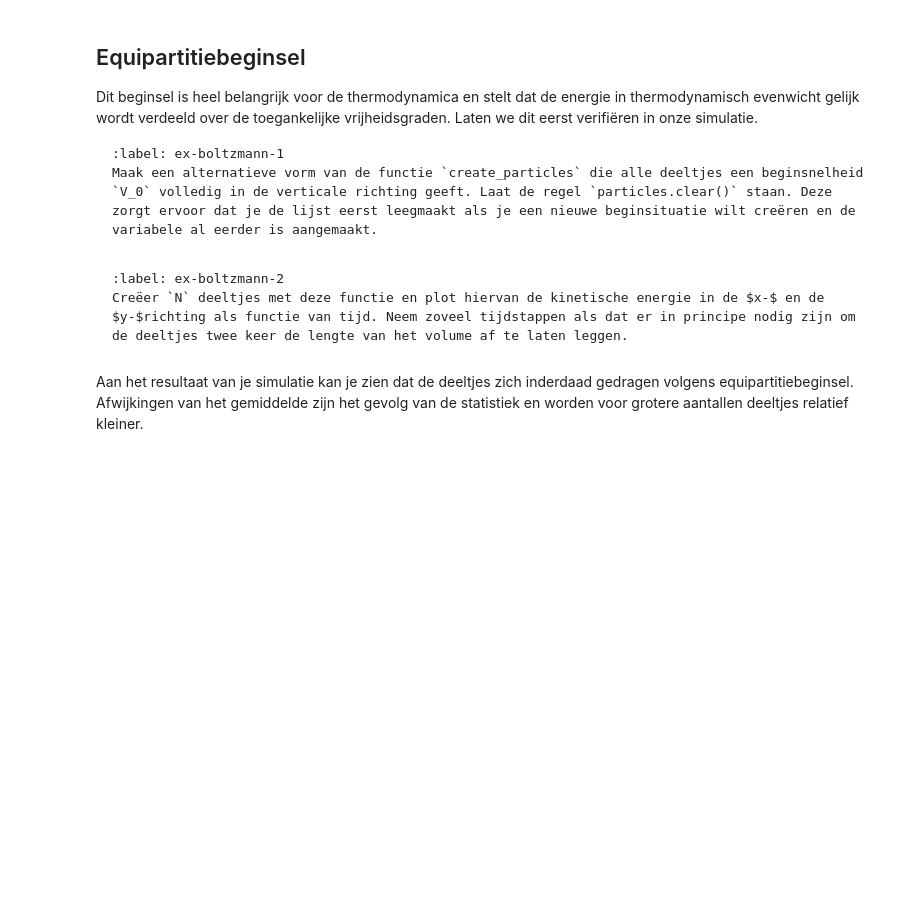
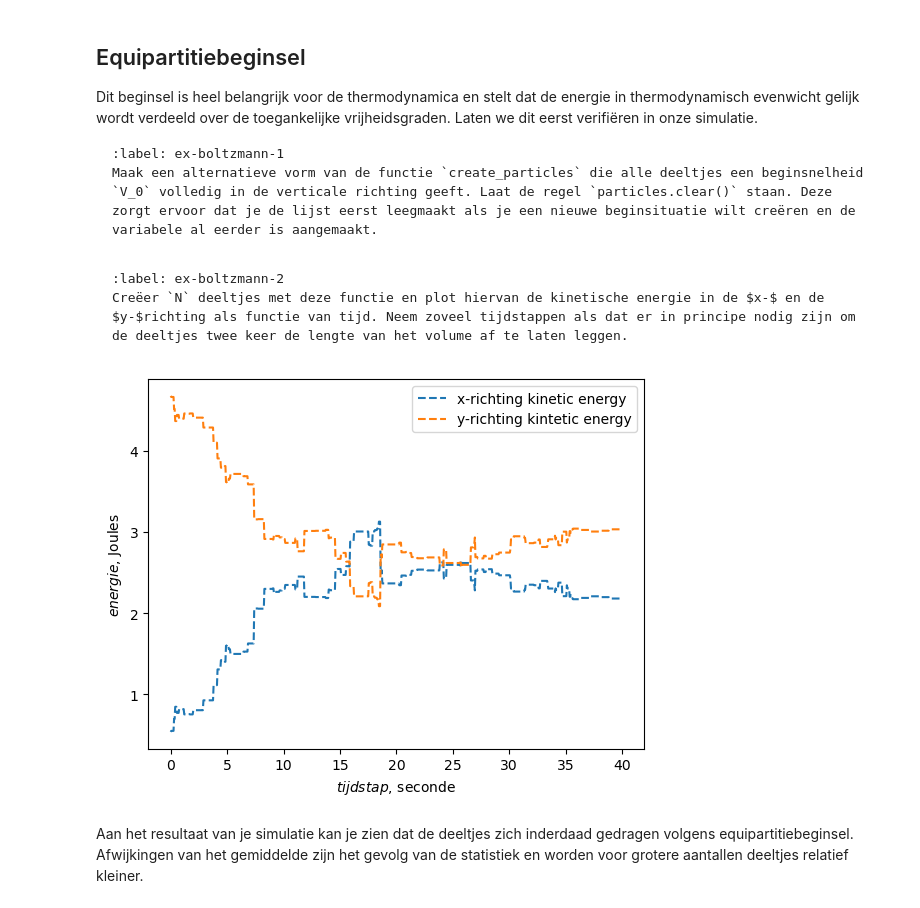
Before and after one commit to tahliavandenberg/Tahline, a Jupyter notebook: Content/PySim/6_boltzmann.ipynb, the cells around one changed output. Saved outputs shown, nothing was run; the diff lists cells and outputs as text; code cells hidden in the pictures; blank space fills up the shorter version.

````diff
--- a/Content/PySim/6_boltzmann.ipynb
+++ b/Content/PySim/6_boltzmann.ipynb
@@ -165,8 +215,15 @@ def create_uniform_particles(particles):
 Creëer `N` deeltjes met deze functie en plot hiervan de kinetische energie in de $x-$ en de $y-$richting als functie van tijd. Neem zoveel tijdstappen als dat er in principe nodig zijn om de deeltjes twee keer de lengte van het volume af te laten leggen.
 ```
 # %%
+plt.plot(time, kE_x, '--', label='x-richting kinetic energy')
+plt.plot(time, kE_y, '--', label = 'y-richting kintetic energy')
 
-#your code/answer
+plt.xlabel('$tijdstap$, seconde')
+plt.ylabel('$energie$, Joules')
+plt.legend()
+plt.show()
+# %% [output]
+[figure, added]
 # %% [markdown]
 Aan het resultaat van je simulatie kan je zien dat de deeltjes zich inderdaad gedragen volgens equipartitiebeginsel. Afwijkingen van het gemiddelde zijn het gevolg van de statistiek en worden voor grotere aantallen deeltjes relatief kleiner.
 # %% [markdown]
````
Also changed, not shown: parts of 5 cells of this notebook, 1 other file.
